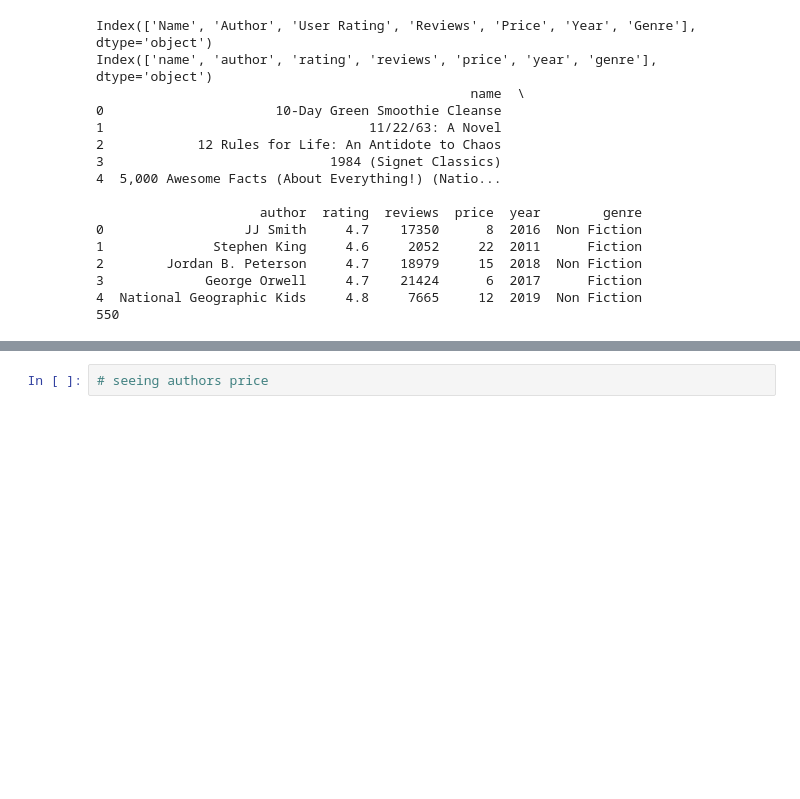
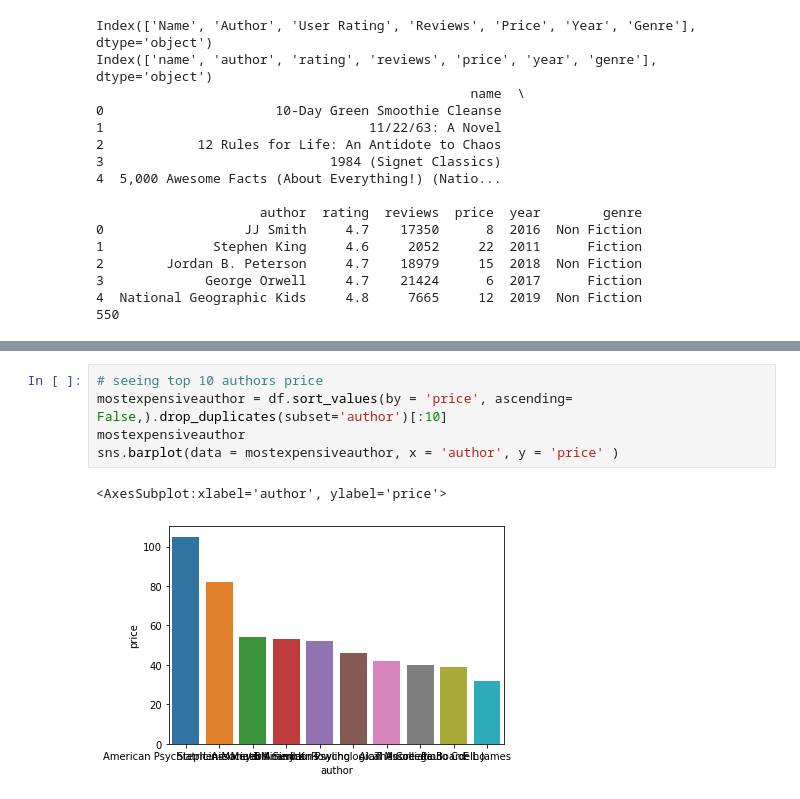
Before and after one commit to PhilipPhan/AmazonBestSellingBooks, a Jupyter notebook: amazon_books_EDA.ipynb, the cells around one changed output, grey strips where cells are left out. Saved outputs shown, nothing was run; the diff lists cells and outputs as text; blank space fills up the shorter version.

```diff
--- a/amazon_books_EDA.ipynb
+++ b/amazon_books_EDA.ipynb
@@ -54,2 +84,8 @@ plt.show()
-# %%
-# seeing authors price
+# %%
+# seeing top 10 authors price
+mostexpensiveauthor = df.sort_values(by = 'price', ascending= False,).drop_duplicates(subset='author')[:10]
+mostexpensiveauthor
+sns.barplot(data = mostexpensiveauthor, x = 'author', y = 'price' )
+# %% [output]
+<AxesSubplot:xlabel='author', ylabel='price'>
+[figure, added]
```
Also changed, not shown: parts of 13 cells of this notebook.
